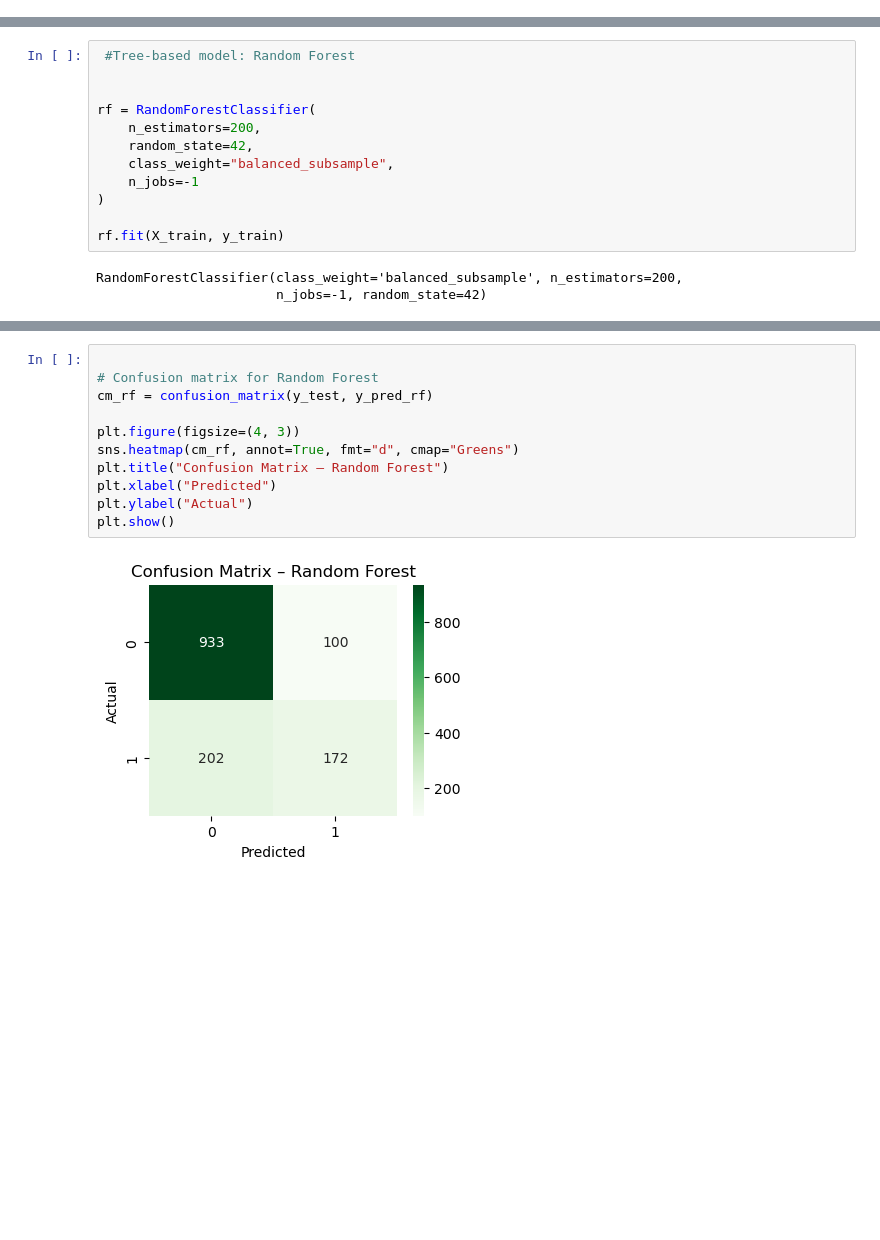
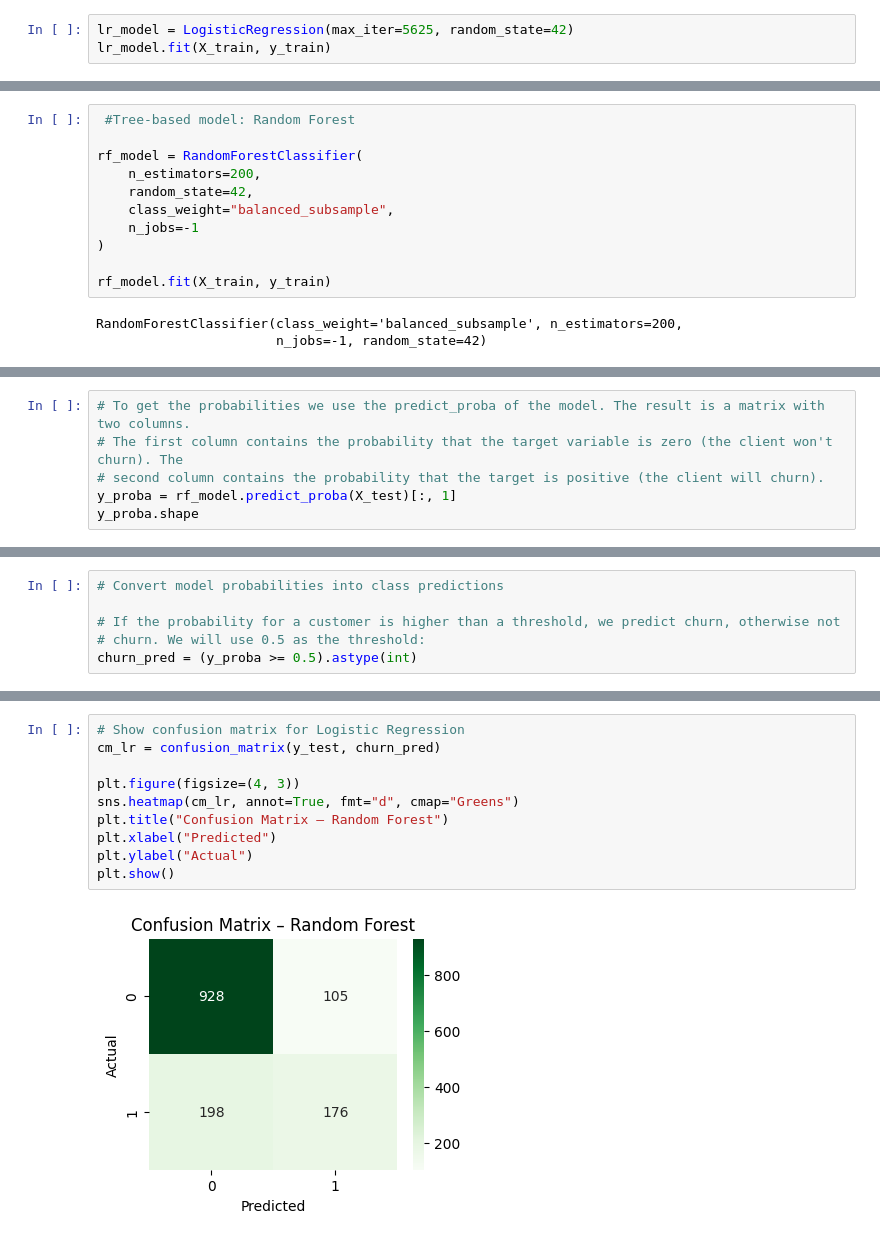
Before and after one commit to leocyr/UWaterloo_Group01, a Jupyter notebook: assignment_Group01.ipynb, the cells around one changed output, grey strips where cells are left out. Saved outputs shown, nothing was run; the diff lists cells and outputs as text; blank space fills up the shorter version.

Commit message:
Colins changes - ROC curves

```diff
--- a/assignment_Group01.ipynb
+++ b/assignment_Group01.ipynb
@@ -474,0 +559,3 @@ Now that the data is prepared, the next logical step is to train machine learnin
+# %%
+lr_model = LogisticRegression(max_iter=5625, random_state=42)
+lr_model.fit(X_train, y_train)
@@ -488,15 +720,14 @@ def evaluate_model(y_true, y_pred, y_proba):
 # %%
  #Tree-based model: Random Forest
 
-
-rf = RandomForestClassifier(
+rf_model = RandomForestClassifier(
     n_estimators=200,
     random_state=42,
     class_weight="balanced_subsample",
     n_jobs=-1
 )
 
-rf.fit(X_train, y_train)
+rf_model.fit(X_train, y_train)
 # %% [output]
 RandomForestClassifier(class_weight='balanced_subsample', n_estimators=200,
                        n_jobs=-1, random_state=42)
@@ -514,0 +734,6 @@ rf_metrics
+# %%
+# To get the probabilities we use the predict_proba of the model. The result is a matrix with two columns.
+# The first column contains the probability that the target variable is zero (the client won't churn). The
+# second column contains the probability that the target is positive (the client will churn).
+y_proba = rf_model.predict_proba(X_test)[:, 1]
+y_proba.shape
@@ -514,0 +742,6 @@ rf_metrics
+# %%
+# Convert model probabilities into class predictions
+
+# If the probability for a customer is higher than a threshold, we predict churn, otherwise not
+# churn. We will use 0.5 as the threshold:
+churn_pred = (y_proba >= 0.5).astype(int)
@@ -515,13 +806,12 @@ rf_metrics
 # %%
-
-# Confusion matrix for Random Forest
-cm_rf = confusion_matrix(y_test, y_pred_rf)
+# Show confusion matrix for Logistic Regression
+cm_lr = confusion_matrix(y_test, churn_pred)
 
 plt.figure(figsize=(4, 3))
-sns.heatmap(cm_rf, annot=True, fmt="d", cmap="Greens")
+sns.heatmap(cm_lr, annot=True, fmt="d", cmap="Greens")
 plt.title("Confusion Matrix – Random Forest")
 plt.xlabel("Predicted")
 plt.ylabel("Actual")
 plt.show()
 # %% [output]
-[figure, old version]
+[figure, new version]
```
Also changed, not shown: parts of 109 cells of this notebook.
